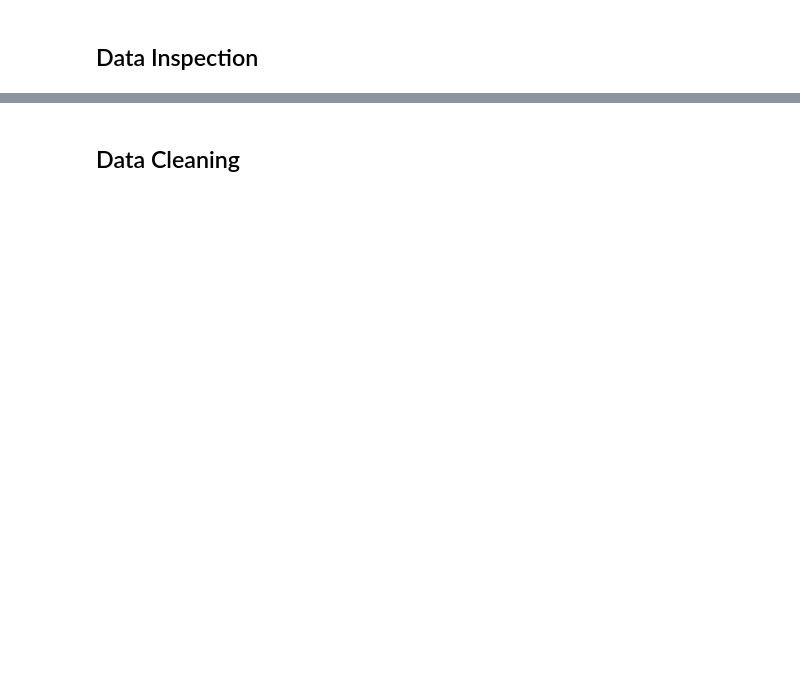
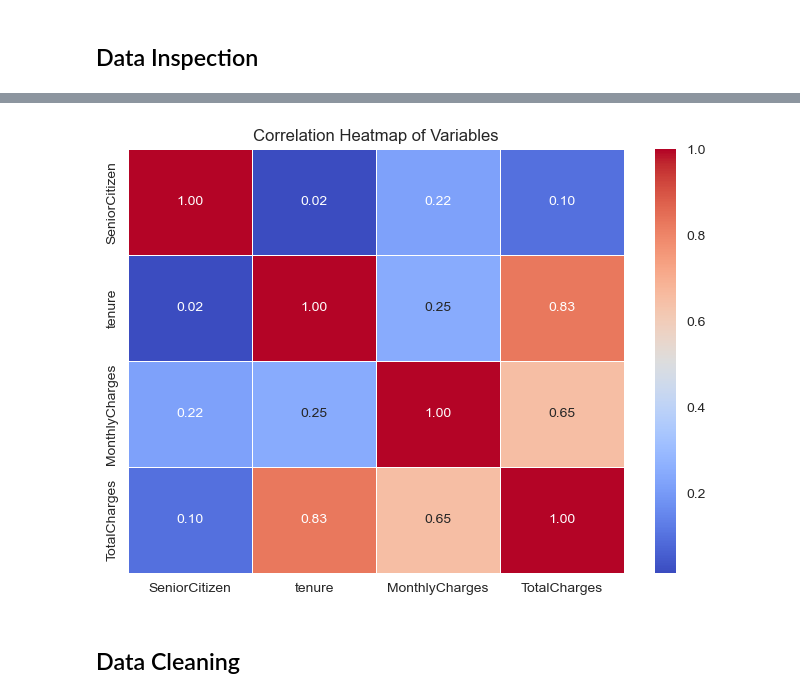
Before and after one commit to IsmailAbb/w24-mini-project-2-ismail-abbas-t08, a Jupyter notebook: Classification_Mini-Project.ipynb, the cells around one changed output, grey strips where cells are left out. Saved outputs shown, nothing was run; the diff lists cells and outputs as text; code cells hidden in the pictures; blank space fills up the shorter version.

```diff
--- a/Classification_Mini-Project.ipynb
+++ b/Classification_Mini-Project.ipynb
@@ -85,2 +162,14 @@ df.head()
+# %%
+#reformating the numeric variables so htat they can be used in analysis
+df['MonthlyCharges'] = df['MonthlyCharges'].replace('[\$/m]', '', regex=True).astype(float)
+df['TotalCharges'] = df['TotalCharges'].replace('[\$]', '', regex=True).astype(float)
+#inspecting he correlation between all the numeric variables
+numerical_df = df.select_dtypes(include=['float64', 'int64']) #cuz non-numeric values cant be used in a heat map
+correlation_matrix = numerical_df.corr()
+sns.heatmap(correlation_matrix, annot=True, cmap='coolwarm', fmt=".2f", linewidths=0.5)
+plt.title("Correlation Heatmap of Variables")
+plt.show()
+# %% [output]
+[figure, added]
 # %% [markdown]
 ## Data Cleaning
```
Also changed, not shown: parts of 24 cells of this notebook.
